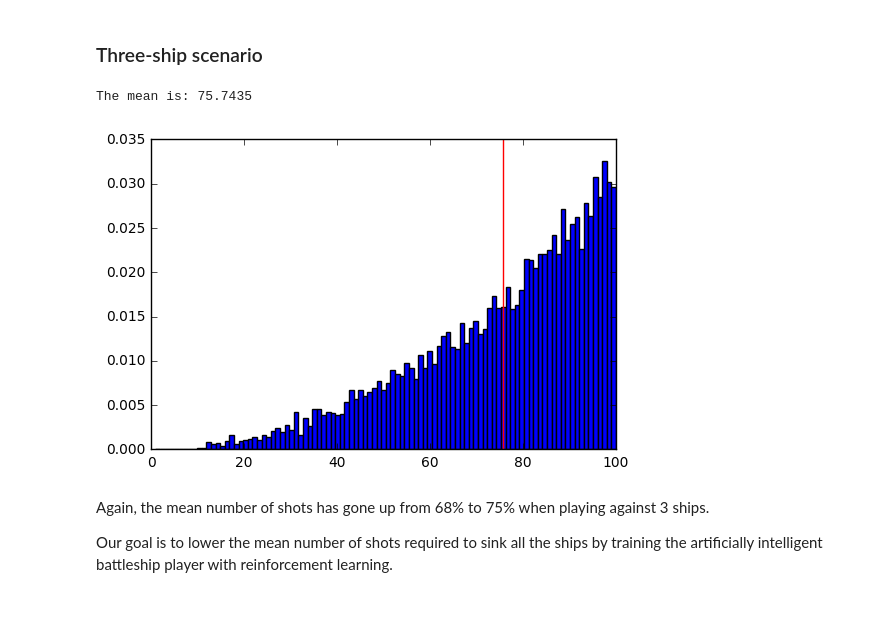
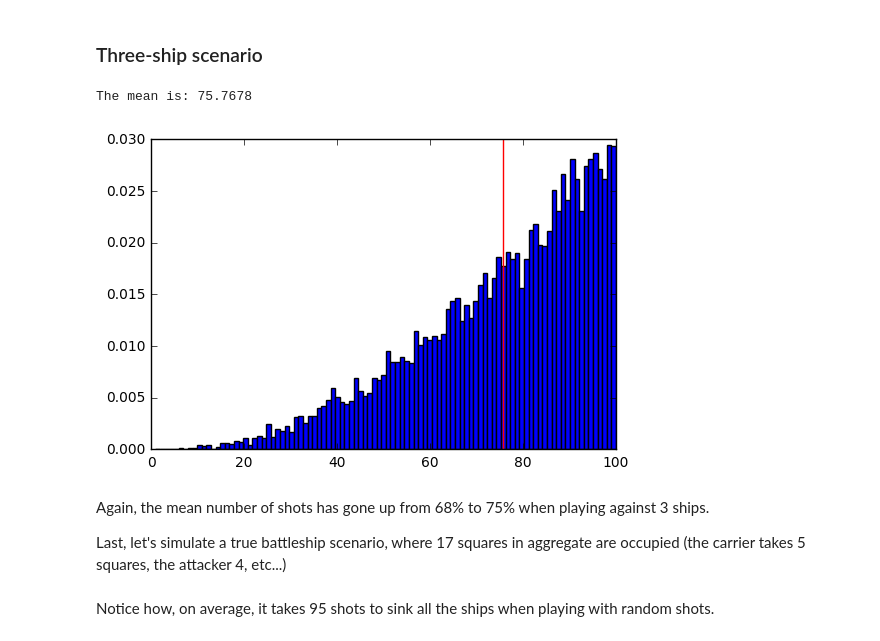
Before and after one commit to ajRiverav/ai-battleship-player, a Jupyter notebook: density-functions-analysis.ipynb, the cells around one changed output. Drawn from its saved outputs; the diff is of its cells as text; code cells hidden in the pictures; blank space fills up the shorter version.

```diff
--- a/density-functions-analysis.ipynb
+++ b/density-functions-analysis.ipynb
@@ -144,65 +107,23 @@ The mean is: 67.8364
 The mean number of shots has gone up ~18%, from 50% to 68%, after adding another single-square ship.
 # %% [markdown]
 ### Three-ship scenario
-# %%
-experimentResult = np.empty(NUM_EXPERIMENTS)
-
-MAX_NUM = 100
-#Pick a random place to place the ship
-ship1Coordinate = getUnusedCoordinate()
-ship2Coordinate = getUnusedCoordinate([ship1Coordinate])
-ship3Coordinate = getUnusedCoordinate([ship1Coordinate,ship2Coordinate])
-
-#print ship1Coordinate
-#print ship2Coordinate
-#print ship3Coordinate
-
-for i in range(NUM_EXPERIMENTS):
-
-    ship1Sunk = False
-    ship2Sunk = False
-    ship3Sunk = False
-
-    keepShooting = True
-    numShotsTaken = 0
-    shotsTaken = list()
-
-    #Fire randomly until ship is sunken.
-    while keepShooting:
-        randomShotCoordinate = random.randint(1,MAX_NUM)
-
-        #if we have shot this before, try again.
-        if randomShotCoordinate in shotsTaken:
-            continue
-        else:
-            shotsTaken.append(randomShotCoordinate)
-            numShotsTaken += 1
-
-            if ship1Coordinate == randomShotCoordinate:
-                ship1Sunk = True
-                #print("Shot " + str(randomShotCoordinate) + ", took this many shots " + str(numShotsTaken))
-            elif ship2Coordinate == randomShotCoordinate:
-                ship2Sunk = True
-                #print("Shot " + str(randomShotCoordinate) + ", took this many shots " + str(numShotsTaken))
-            elif ship3Coordinate == randomShotCoordinate:
-                ship3Sunk = True
-                #print("Shot " + str(randomShotCoordinate) + ", took this many shots " + str(numShotsTaken))
-
-            if ship1Sunk and ship2Sunk and ship3Sunk:
-                keepShooting = False
-
-    experimentResult[i]=numShotsTaken
-
-plt.hist(experimentResult,bins=MAX_NUM,normed=True,range=(1,MAX_NUM));
-
-avgNumberOfShotsToWIn = experimentResult.mean()
-plt.axvline(x=avgNumberOfShotsToWIn,color="red")
-
-print("The mean is: " + str(avgNumberOfShotsToWIn))
-# %% [output]
-The mean is: 75.7435
-[figure, removed]
+# %%
+NUM_EPISODES = 10000
+NUM_COORDINATES = 100
+NUM_SHIPS = 3
+
+experimentResult = playSimpleBattleshipAttacker(NUM_EPISODES,NUM_COORDINATES,NUM_SHIPS)
+
+plt.hist(experimentResult,bins=NUM_COORDINATES,normed=True,range=(1,NUM_COORDINATES));
+
+avgNumberOfShotsToWIn = experimentResult.mean()
+plt.axvline(x=avgNumberOfShotsToWIn,color="red")
+
+print("The mean is: " + str(avgNumberOfShotsToWIn))
+# %% [output]
+The mean is: 75.7678
+[figure, added]
 # %% [markdown]
 Again, the mean number of shots has gone up from 68% to 75% when playing against 3 ships.
 
-Our goal is to lower the mean number of shots required to sink all the ships by training the artificially intelligent battleship player with reinforcement learning.
+Last, let's simulate a true battleship scenario, where 17 squares in aggregate are occupied (the carrier takes 5 squares, the attacker 4, etc...)
@@ -208,0 +147,2 @@ Our goal is to lower the mean number of shots required to sink all the ships by
+# %% [markdown]
+Notice how, on average, it takes 95 shots to sink all the ships when playing with random shots.
```
Also changed, not shown: parts of 8 cells of this notebook.
